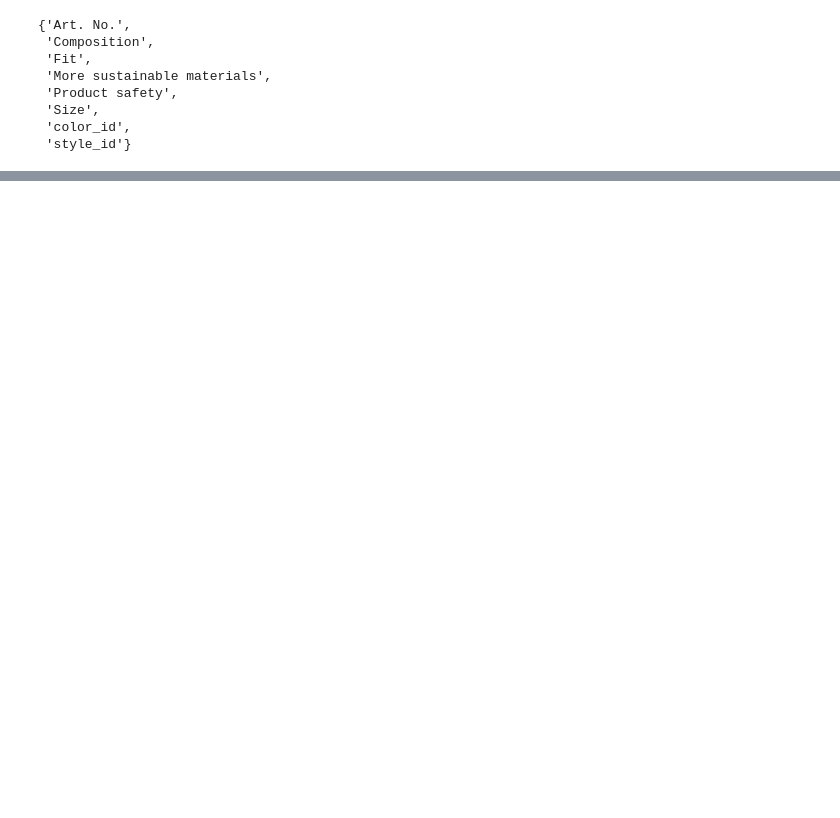
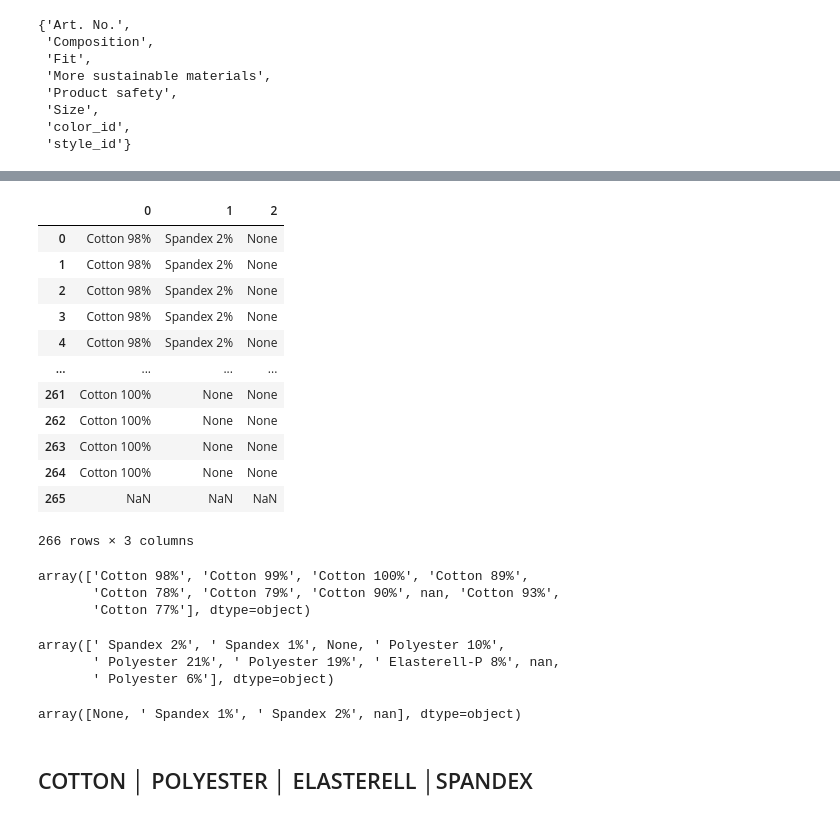
Before and after one commit to marcosvliras/H-M, a Jupyter notebook: HM_wb.ipynb, the cells around one changed output, grey strips where cells are left out. Saved outputs shown, nothing was run; the diff lists cells and outputs as text; code cells hidden in the pictures; blank space fills up the shorter version.

Commit message:
datas_cleaning

```diff
--- a/HM_wb.ipynb
+++ b/HM_wb.ipynb
@@ -244,0 +289,16 @@ set(aux)
+# %%
+# id
+data['id'] = data['id'].astype( int )
+
+# name
+data['name'] = data['name'].apply( lambda x: x.replace(' ','_').lower() )
+
+# price
+data['price'] = data['price'].apply( lambda x: x.replace('$ ','') ).astype( float )
+
+# time
+data['scrapy_datetime'] = pd.to_datetime( data['scrapy_datetime'], format='%Y-%m-%d %H:%M:%S')
+
+# color_id and style_id
+data['style_id'] = data['style_id'].astype( int )
+data['color_id'] = data['color_id'].astype( int )
@@ -244,0 +307,16 @@ set(aux)
+# %%
+# color_name
+data['color_name'] = data['color_name'].apply( lambda x: x.replace(' ','_').lower() if pd.notnull(x) else x )
+
+# fit
+data['fit'] = data['fit'].apply( lambda x: x.replace(' ','_').lower() if pd.notnull(x) else x )
+
+# size numeber
+data['size_number'] = data['size'].apply( lambda x: re.search( '\d{3}cm', x ).group() if pd.notnull(x) else x )
+data['size_number'] = data['size_number'].apply( lambda x: str( x ).replace( 'cm', '') )
+
+# size_model
+data['size_model'] = data['size'].str.extract( '(\d+/\d+)' )
+
+# product safety dropped
+data.drop( 'product safety', axis=1, inplace=True )
@@ -244,0 +342,9 @@ set(aux)
+# %%
+data = data[~data['composition'].str.contains( 'Pocket lining:', na=False)]
+data = data[~data['composition'].str.contains( 'Shell:', na=False)]
+data = data[~data['composition'].str.contains( 'Lining:', na=False)]
+data = data[~data['composition'].str.contains( 'Pocket:', na=False)]
+
+data = data.drop_duplicates( subset=['id', 'category', 'name', 'price', 'scrapy_datetime',
+       'style_id', 'color_id', 'color_name', 'fit'], keep='last' )
+data = data.reset_index( drop=True )
@@ -244,0 +361,36 @@ set(aux)
+# %%
+df = data['composition'].str.split( ',', expand=True )
+df
+# %% [output]
+|  | 0 | 1 | 2 |
+| 0 | Cotton 98% | Spandex 2% | None |
+| 1 | Cotton 98% | Spandex 2% | None |
+| 2 | Cotton 98% | Spandex 2% | None |
+| 3 | Cotton 98% | Spandex 2% | None |
+| 4 | Cotton 98% | Spandex 2% | None |
+| ... | ... | ... | ... |
+| 261 | Cotton 100% | None | None |
+| 262 | Cotton 100% | None | None |
+| 263 | Cotton 100% | None | None |
+| 264 | Cotton 100% | None | None |
+| 265 | NaN | NaN | NaN |
+266 rows × 3 columns
+# %%
+df[0].unique()
+# %% [output]
+array(['Cotton 98%', 'Cotton 99%', 'Cotton 100%', 'Cotton 89%',
+       'Cotton 78%', 'Cotton 79%', 'Cotton 90%', nan, 'Cotton 93%',
+       'Cotton 77%'], dtype=object)
+# %%
+df[1].unique()
+# %% [output]
+array([' Spandex 2%', ' Spandex 1%', None, ' Polyester 10%',
+       ' Polyester 21%', ' Polyester 19%', ' Elasterell-P 8%', nan,
+       ' Polyester 6%'], dtype=object)
+# %%
+df[2].unique()
+# %% [output]
+array([None, ' Spandex 1%', ' Spandex 2%', nan], dtype=object)
+# %% [markdown]
+
+## COTTON │ POLYESTER │  ELASTERELL │SPANDEX
```
Also changed, not shown: parts of 17 cells of this notebook.
